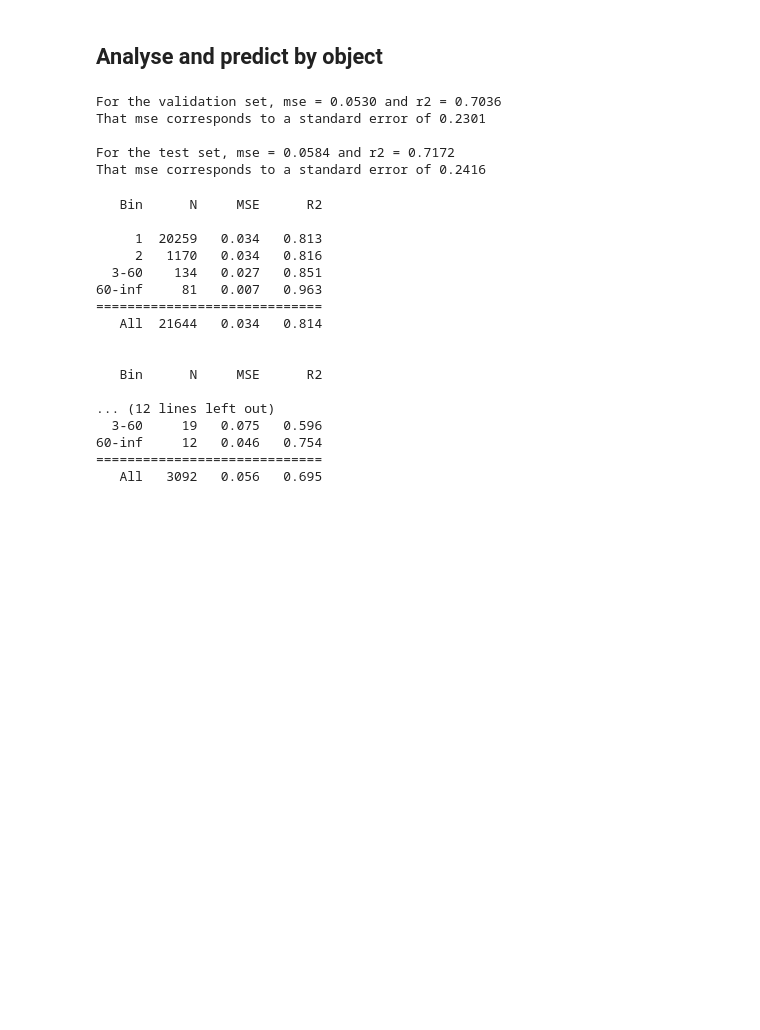
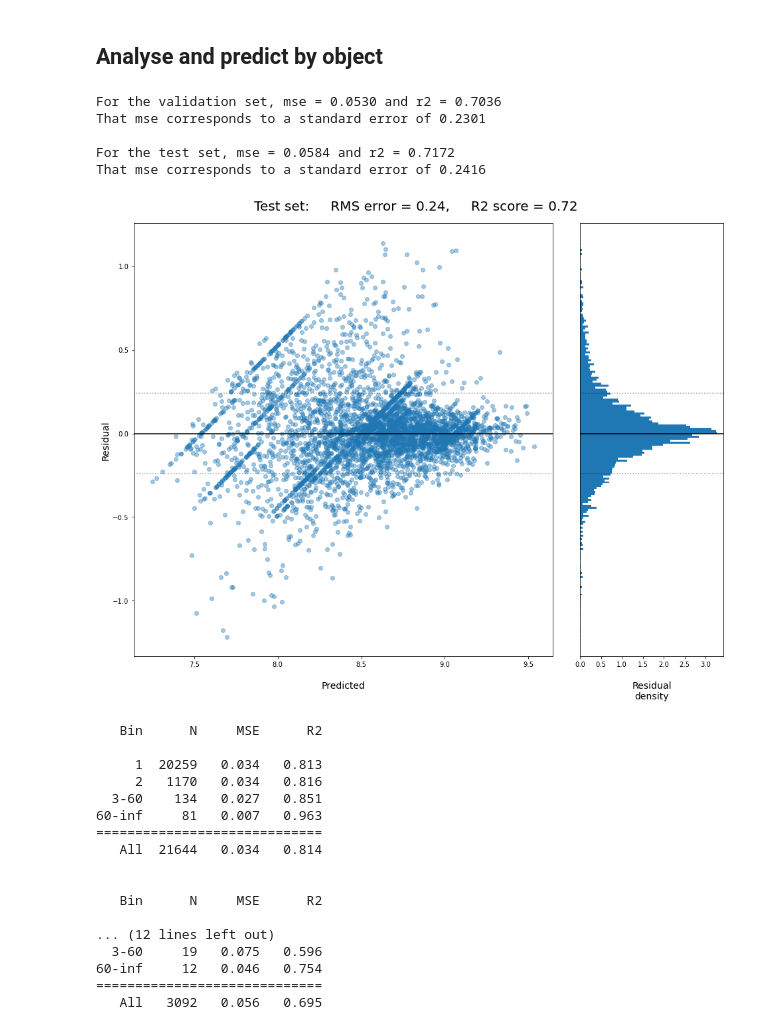
Before and after one commit to AndrewWren/Quasar-mass-machine-learning, a Jupyter notebook: Quasar_mass_ML.ipynb, the cells around one changed output. Drawn from its saved outputs; the diff is of its cells as text; code cells hidden in the pictures; blank space fills up the shorter version.

Commit message:
add residuals plot

```diff
--- a/Quasar_mass_ML.ipynb
+++ b/Quasar_mass_ML.ipynb
@@ -146,21 +146,23 @@ Epoch 10/10
 # %%
 model = keras.models.load_model(BEST_MODEL_FILENAME_FINAL)
 y_val_pred = np.squeeze(model.predict(np.expand_dims(X_val, -1)))
 mse = mean_squared_error(y_val, y_val_pred)
 r2 = r2_score(y_val, y_val_pred)
 print(f'For the validation set, mse = {mse:.04f} and r2 = {r2:.04f}')
 print(f'That mse corresponds to a standard error of {np.sqrt(mse):.04f}')
 y_test_pred = np.squeeze(model.predict(np.expand_dims(X_test, -1)))
 mse = mean_squared_error(y_test, y_test_pred)
 r2 = r2_score(y_test, y_test_pred)
 print(f'\nFor the test set, mse = {mse:.04f} and r2 = {r2:.04f}')
-print(f'That mse corresponds to a standard error of {np.sqrt(mse):.04f}')
+print(f'That mse corresponds to a standard error of {np.sqrt(mse):.04f}\n\n')
+residuals('Test set', y_test, y_test_pred)
 # %% [output]
 For the validation set, mse = 0.0530 and r2 = 0.7036
 That mse corresponds to a standard error of 0.2301
 
 For the test set, mse = 0.0584 and r2 = 0.7172
 That mse corresponds to a standard error of 0.2416
+[figure, added]
 # %%
 """Here are the bins used to stratify the objects by train/val/test in
 creating X_train, ..., y_train, ...
```
Also changed, not shown: parts of 4 cells of this notebook, 1 other file.
